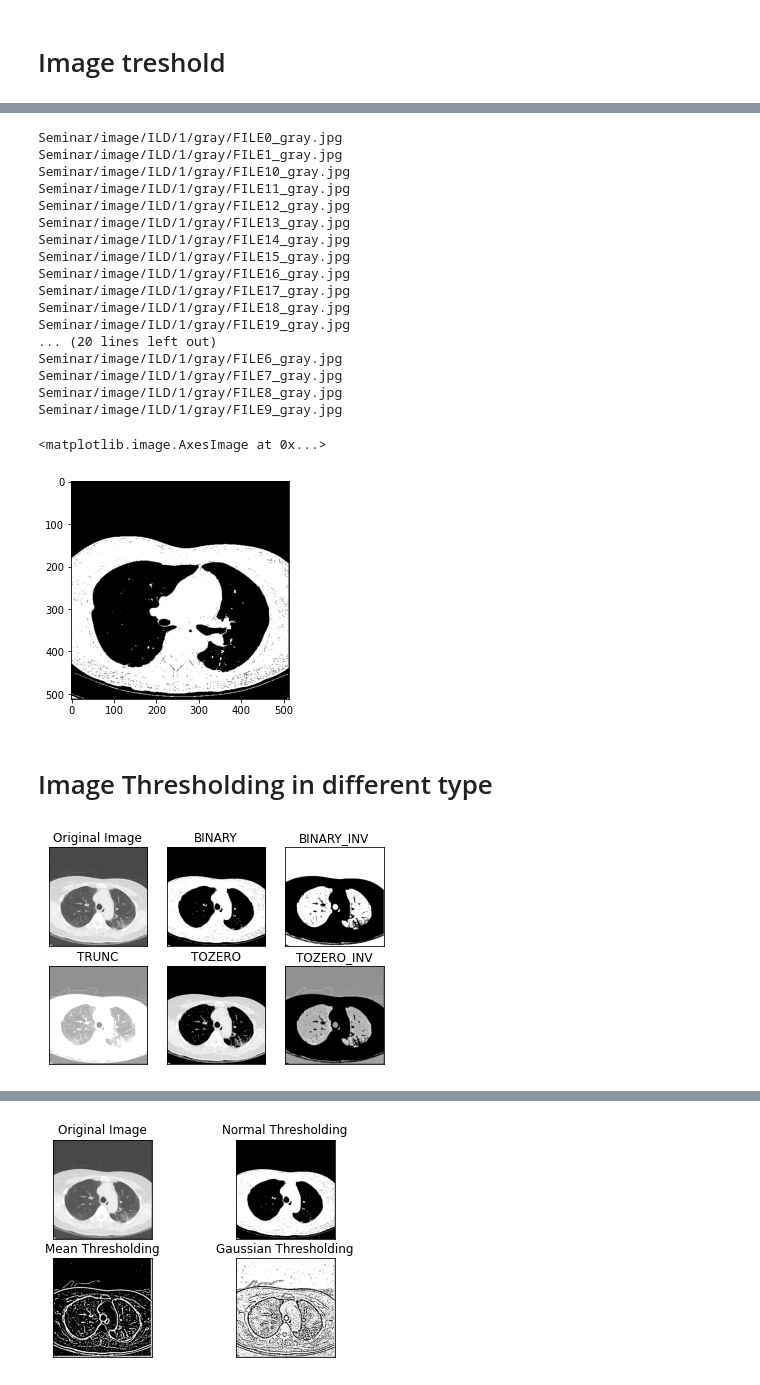
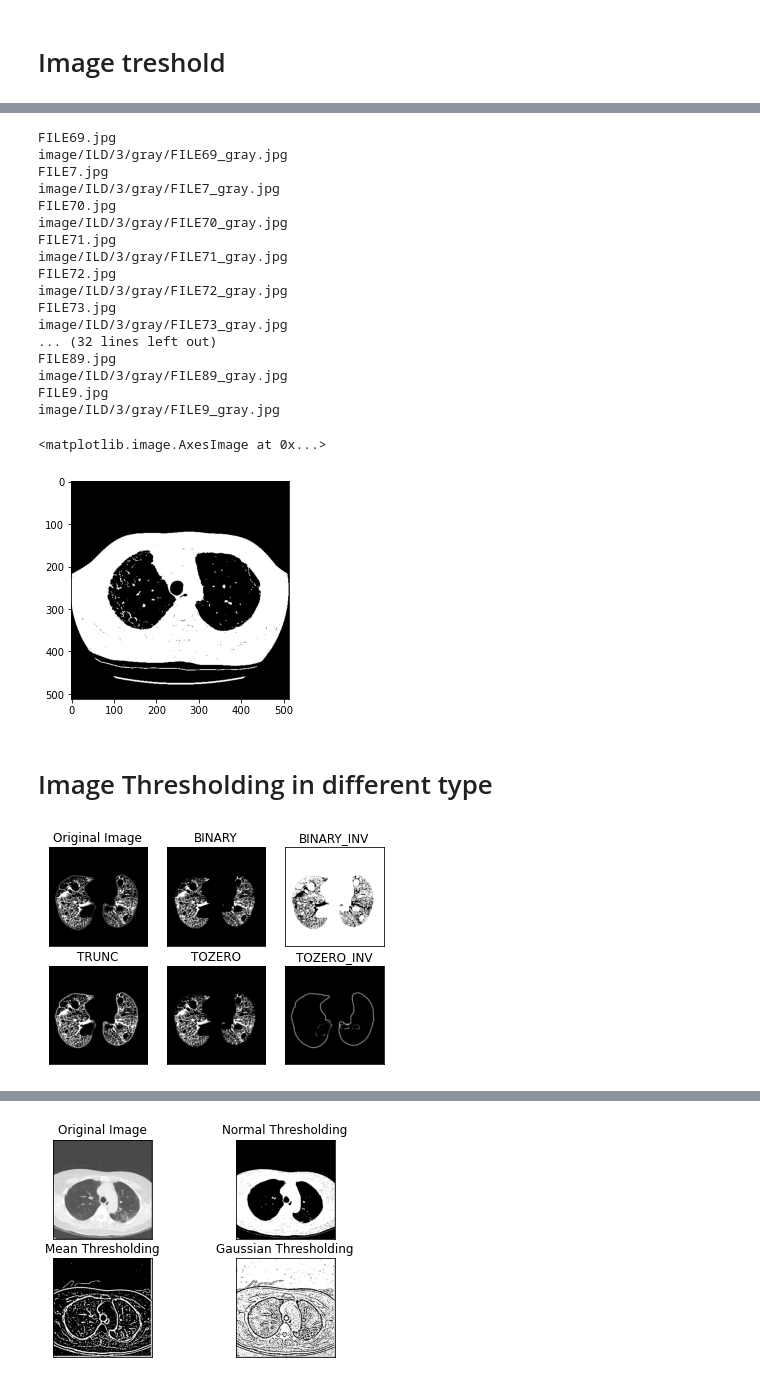
Before and after one commit to bd5105625/Seminar, a Jupyter notebook: Grayscale Thresholding.ipynb, the cells around one changed output, grey strips where cells are left out. Saved outputs shown, nothing was run; the diff lists cells and outputs as text; code cells hidden in the pictures.

```diff
--- a/Grayscale Thresholding.ipynb
+++ b/Grayscale Thresholding.ipynb
@@ -24,7 +50,10 @@ print(len(imglist))
 # %%
-for file in imglist:
+for file in imglist[66:-1]:
+#     file = imglist[65]
+    print(file)
     img = cv2.imread(path + "/" + file)
-    ret,thresh1 = cv2.threshold(img,200,255,cv2.THRESH_BINARY)
+#     plt.imshow(img , 'gray')
+    ret,thresh1 = cv2.threshold(img,180,255,cv2.THRESH_BINARY)
     temppath = path
     path = path + '/'+ 'gray'
     if not os.path.isdir(path):
@@ -39,45 +68,45 @@ for file in imglist:
 # cv2.imwrite("image/ILD/06753077/gray/ii.jpg" , thresh1)
 plt.imshow(thresh1)
 # %% [output]
-Seminar/image/ILD/1/gray/FILE0_gray.jpg
-Seminar/image/ILD/1/gray/FILE1_gray.jpg
-Seminar/image/ILD/1/gray/FILE10_gray.jpg
-Seminar/image/ILD/1/gray/FILE11_gray.jpg
-Seminar/image/ILD/1/gray/FILE12_gray.jpg
-Seminar/image/ILD/1/gray/FILE13_gray.jpg
-Seminar/image/ILD/1/gray/FILE14_gray.jpg
-Seminar/image/ILD/1/gray/FILE15_gray.jpg
-Seminar/image/ILD/1/gray/FILE16_gray.jpg
-Seminar/image/ILD/1/gray/FILE17_gray.jpg
-Seminar/image/ILD/1/gray/FILE18_gray.jpg
-Seminar/image/ILD/1/gray/FILE19_gray.jpg
-... (20 lines left out)
-Seminar/image/ILD/1/gray/FILE6_gray.jpg
-Seminar/image/ILD/1/gray/FILE7_gray.jpg
-Seminar/image/ILD/1/gray/FILE8_gray.jpg
-Seminar/image/ILD/1/gray/FILE9_gray.jpg
+FILE69.jpg
+image/ILD/3/gray/FILE69_gray.jpg
+FILE7.jpg
+image/ILD/3/gray/FILE7_gray.jpg
+FILE70.jpg
+image/ILD/3/gray/FILE70_gray.jpg
+FILE71.jpg
+image/ILD/3/gray/FILE71_gray.jpg
+FILE72.jpg
+image/ILD/3/gray/FILE72_gray.jpg
+FILE73.jpg
+image/ILD/3/gray/FILE73_gray.jpg
+... (32 lines left out)
+FILE89.jpg
+image/ILD/3/gray/FILE89_gray.jpg
+FILE9.jpg
+image/ILD/3/gray/FILE9_gray.jpg
 <matplotlib.image.AxesImage at 0x...>
-[figure, old version]
+[figure, new version]
 # %% [markdown]
 # Image Thresholding in different type
 # %%
-img = cv2.imread('image/ILD/1/FILE1.jpg', 0)
+img = cv2.imread('image/ILD/2/mask/FILE0_gray_masked.jpg', 0)
 # img = cv2.imread('image/CT-7358-0009.' , 0)
 ret,thresh1 = cv2.threshold(img,200,255,cv2.THRESH_BINARY)
 ret,thresh2 = cv2.threshold(img,127,255,cv2.THRESH_BINARY_INV)
 ret,thresh3 = cv2.threshold(img,127,255,cv2.THRESH_TRUNC)
 ret,thresh4 = cv2.threshold(img,127,255,cv2.THRESH_TOZERO)
 ret,thresh5 = cv2.threshold(img,127,255,cv2.THRESH_TOZERO_INV)
 
 titles = ['Original Image','BINARY','BINARY_INV','TRUNC','TOZERO','TOZERO_INV']
 images = [img, thresh1, thresh2, thresh3, thresh4, thresh5]
 
 for i in range(0 , 6):
     plt.subplot(2,3,i+1),plt.imshow(images[i],'gray')
     plt.title(titles[i])
     plt.xticks([]),plt.yticks([])
 
 plt.show()
 # plt.imshow(thresh1 , 'gray')
 # %% [output]
-[figure, old version]
+[figure, new version]
```
Also changed, not shown: parts of 4 cells of this notebook, 1 other file.
